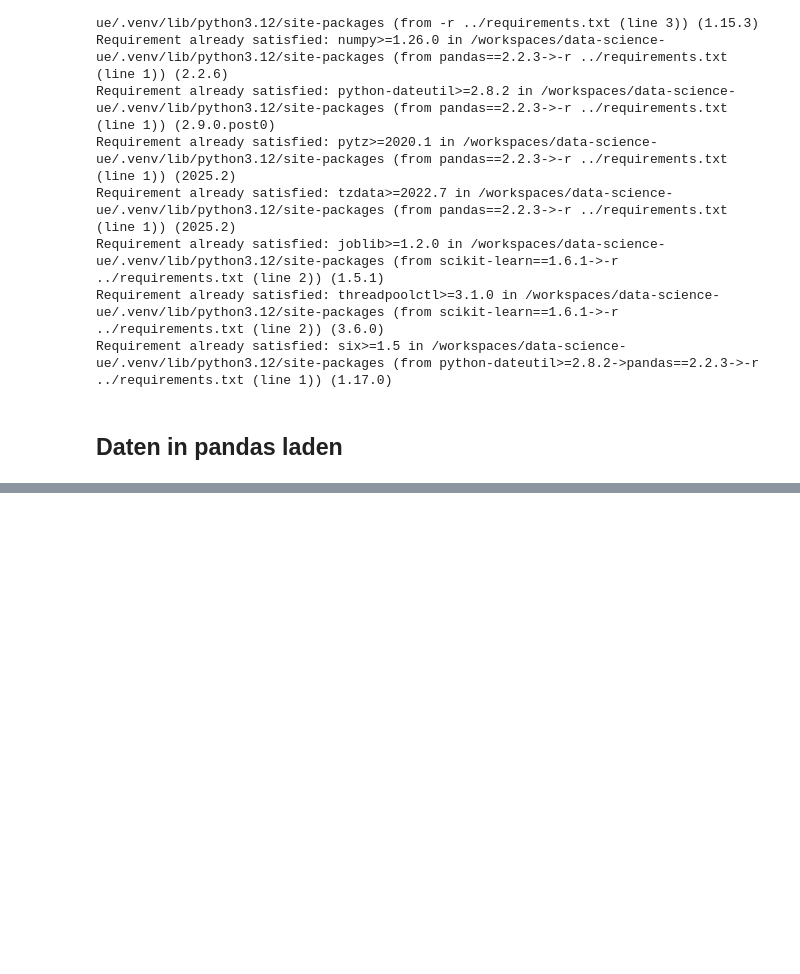
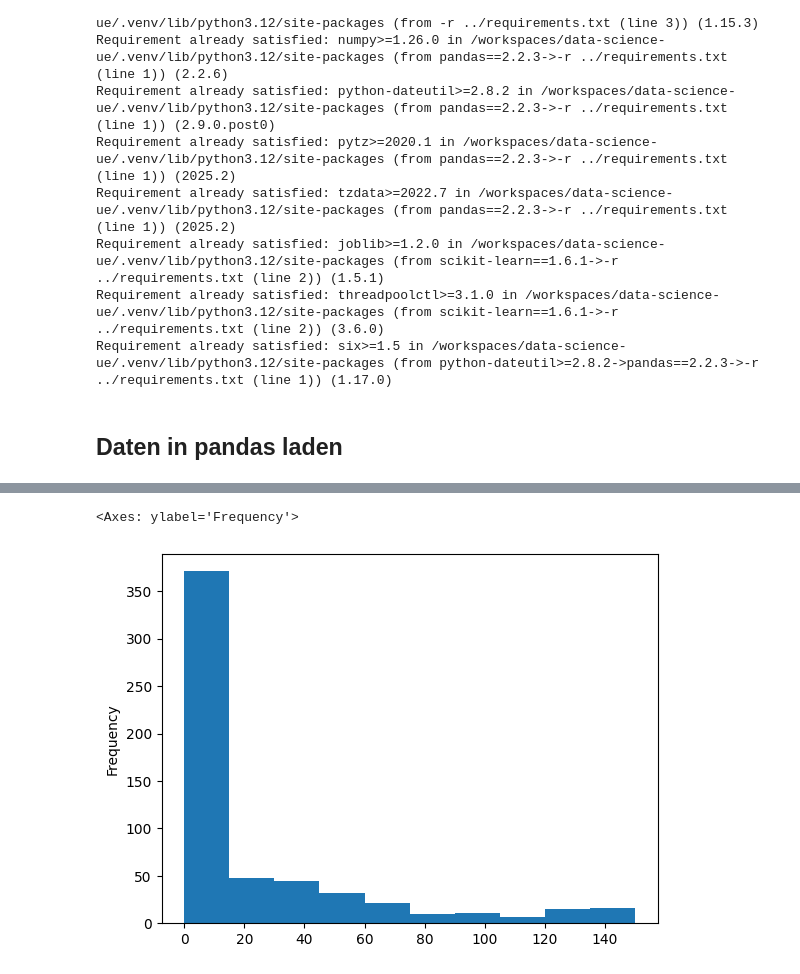
Before and after one commit to CarlaLingg58/data-science-ue, a Jupyter notebook: code/lection_02.ipynb, the cells around one changed output, grey strips where cells are left out. Drawn from its saved outputs; the diff is of its cells as text; code cells hidden in the pictures; blank space fills up the shorter version.

```diff
--- a/code/lection_02.ipynb
+++ b/code/lection_02.ipynb
@@ -45,0 +163,5 @@ data.head(5)
+# %%
+data.description_length.plot(kind="hist")
+# %% [output]
+<Axes: ylabel='Frequency'>
+[figure, added]
```
Also changed, not shown: parts of 22 cells of this notebook, 1 other file.
